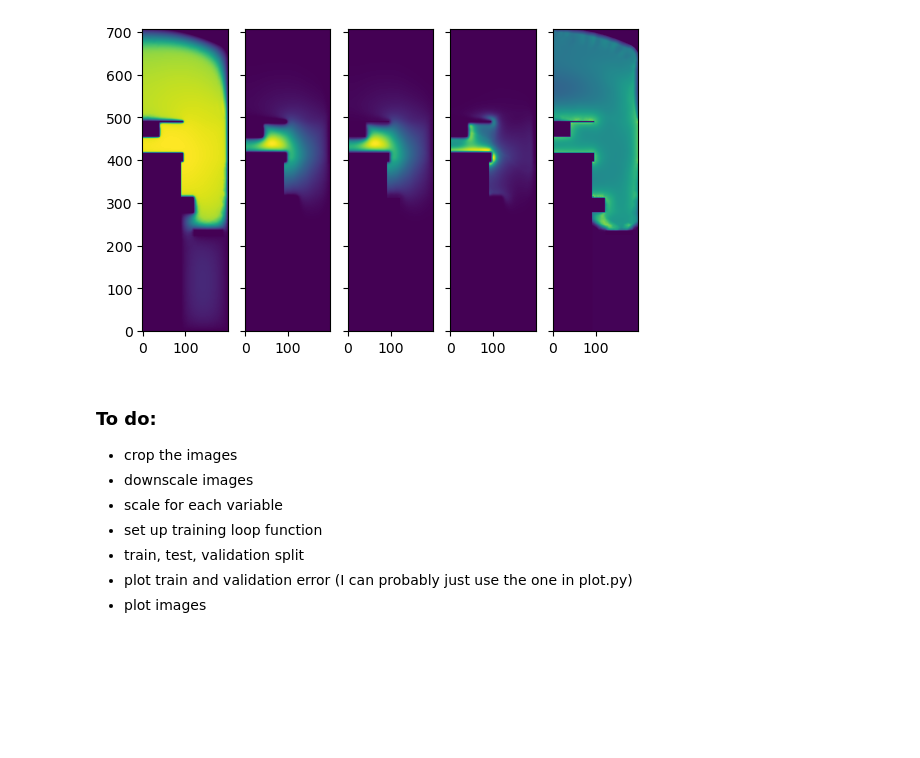
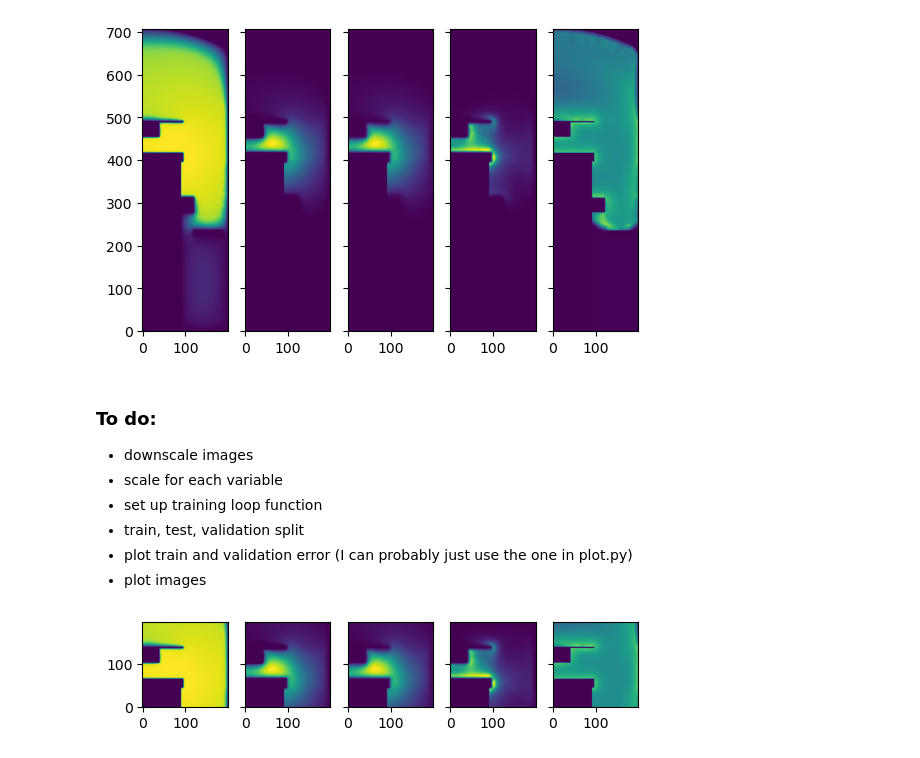
Before and after one commit to jarltc/2d-discharge-nn, a Jupyter notebook: torch/ae_epoch.ipynb, the cells around one changed output. Drawn from its saved outputs; the diff is of its cells as text; code cells hidden in the pictures; blank space fills up the shorter version.

```diff
--- a/torch/ae_epoch.ipynb
+++ b/torch/ae_epoch.ipynb
@@ -45,10 +47,44 @@ plot_data(test)
 [figure]
 # %% [markdown]
 ### To do:
-* crop the images
 * downscale images
 * scale for each variable
 * set up training loop function
 * train, test, validation split
 * plot train and validation error (I can probably just use the one in plot.py)
 * plot images
+# %%
+def crop(image, corner, width, height):
+    """Crop a NumPy array.
+
+    Always crops from the lower-left corner to (width, height) (I think).
+    Assumes a shape of (channels, width, height).
+
+    Args:
+        image (np.array): Image to crop.
+        width (_type_): Length along x of the cropped image.
+        height (_type_): Length along y of the cropped image.
+
+    Returns:
+        np.array: Cropped image of shape (channels, cropped_width, cropped_height)
+    """
+    startx, starty = corner
+    _, original_height, original_width = image.shape
+
+    # Ensure the specified crop size does not exceed the original array's size
+    crop_height = min(height, original_height)
+    crop_width = min(width, original_width)
+
+    endx = crop_height + startx
+    endy = crop_width + starty
+
+    cropped = image[:, starty:endy, startx:endx]
+
+    return cropped
+# %%
+# I always crop 350 + 200 in the y direction
+cropped = crop(test, (0, 350), 200, 200)
+# %%
+plot_data(cropped)
+# %% [output]
+[figure, added]
```
Also changed, not shown: parts of 1 cell of this notebook.
